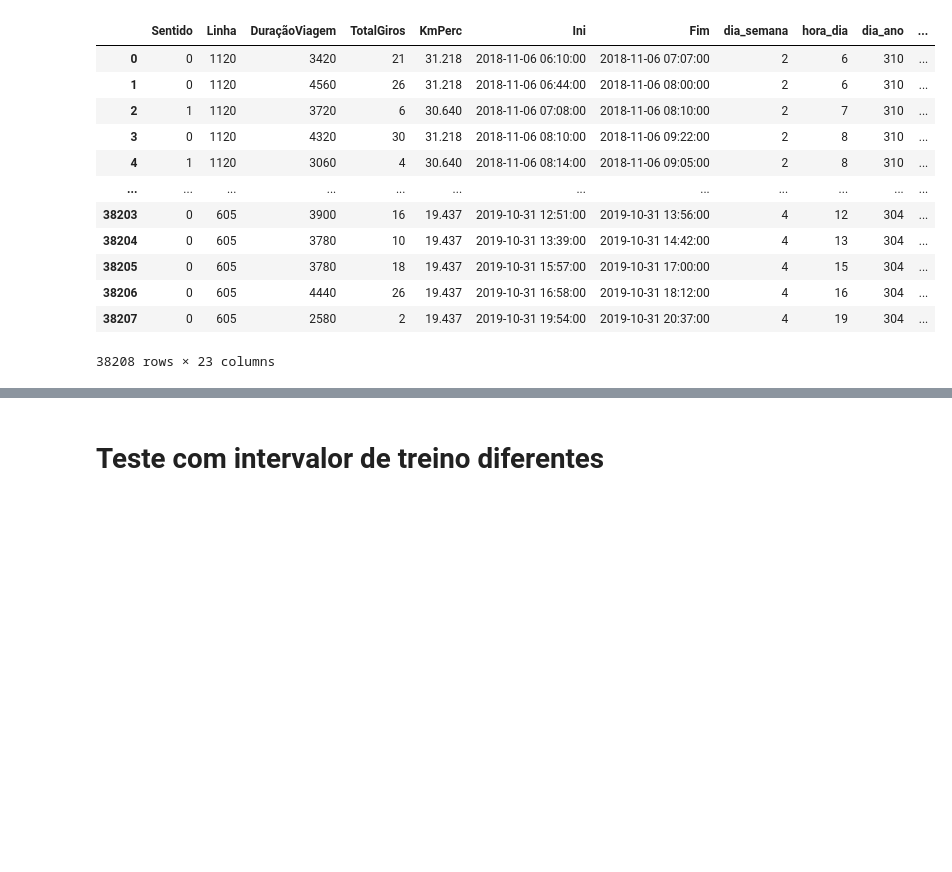
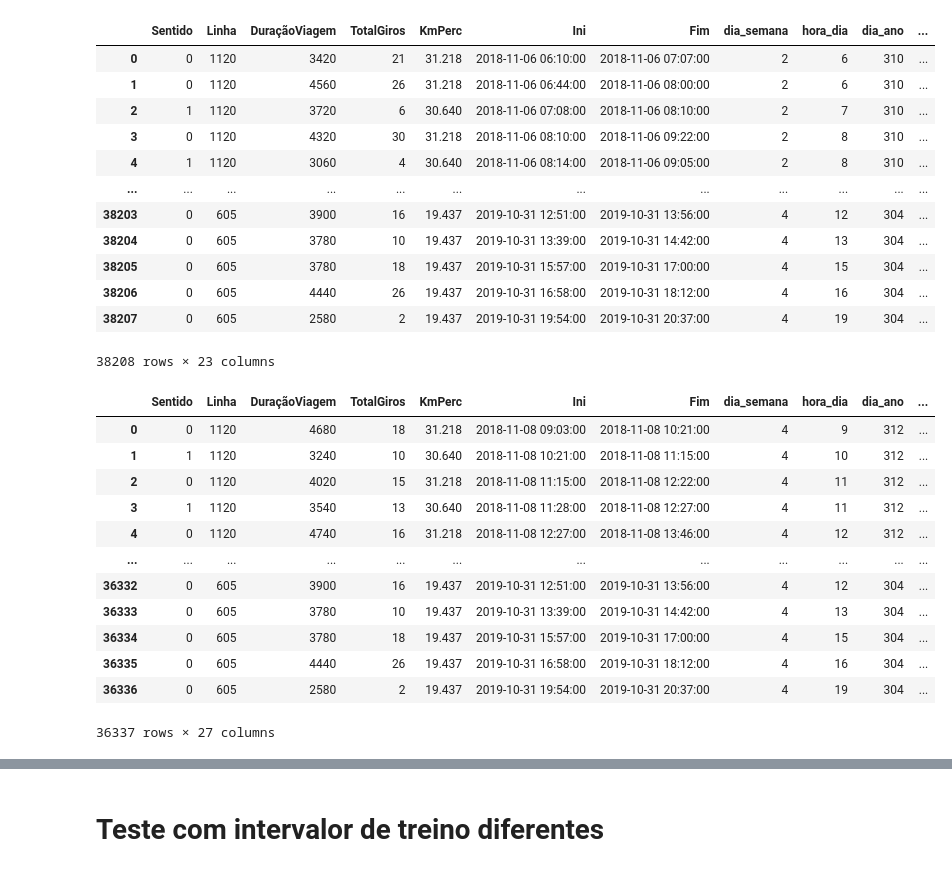
Before and after one commit to LeonardoVillamarin/TCC-Previsor_viagens_onibus, a Jupyter notebook: TCC2/Analise.ipynb, the cells around one changed output, grey strips where cells are left out. Cells and saved outputs as stored; diff of their text form; code cells hidden in the pictures; blank space fills up the shorter version.

```diff
--- a/TCC2/Analise.ipynb
+++ b/TCC2/Analise.ipynb
@@ -1697,6 +1697,27 @@ df
 | 38206 | 0 | 605 | 4440 | 26 | 19.437 | 2019-10-31 16:58:00 | 2019-10-31 18:12:00 | 4 | 16 | 304 | ... |
 | 38207 | 0 | 605 | 2580 | 2 | 19.437 | 2019-10-31 19:54:00 | 2019-10-31 20:37:00 | 4 | 19 | 304 | ... |
 38208 rows × 23 columns
+# %%
+df["d-7"] = df["Ini"].dt.date - pd.Timedelta(days=7)
+df = pd.merge(left=df, right=df_mean, left_on=["Linha", "d-7", "hora_dia"], right_on=["Linha", "data", "hora_dia"])
+# df = pd.merge(left=df, right=df_mean, left_on=["Linha", "d-1"], right_on=["Linha", "data"])
+df.drop(["d-7", "data"], axis=1, inplace=True)
+df.rename(columns={"TotalGirosMean_x": "TotalGirosMean_d-1", "DuraçãoViagemMean_x": "DuraçãoViagemMean_d-1", "TotalGirosMean_y": "TotalGirosMean_d-7", "DuraçãoViagemMean_y": "DuraçãoViagemMean_d-7"}, inplace=True)
+df
+# %% [output]
+|  | Sentido | Linha | DuraçãoViagem | TotalGiros | KmPerc | Ini | Fim | dia_semana | hora_dia | dia_ano | ... |
+| 0 | 0 | 1120 | 4680 | 18 | 31.218 | 2018-11-08 09:03:00 | 2018-11-08 10:21:00 | 4 | 9 | 312 | ... |
+| 1 | 1 | 1120 | 3240 | 10 | 30.640 | 2018-11-08 10:21:00 | 2018-11-08 11:15:00 | 4 | 10 | 312 | ... |
+| 2 | 0 | 1120 | 4020 | 15 | 31.218 | 2018-11-08 11:15:00 | 2018-11-08 12:22:00 | 4 | 11 | 312 | ... |
+| 3 | 1 | 1120 | 3540 | 13 | 30.640 | 2018-11-08 11:28:00 | 2018-11-08 12:27:00 | 4 | 11 | 312 | ... |
+| 4 | 0 | 1120 | 4740 | 16 | 31.218 | 2018-11-08 12:27:00 | 2018-11-08 13:46:00 | 4 | 12 | 312 | ... |
+| ... | ... | ... | ... | ... | ... | ... | ... | ... | ... | ... | ... |
+| 36332 | 0 | 605 | 3900 | 16 | 19.437 | 2019-10-31 12:51:00 | 2019-10-31 13:56:00 | 4 | 12 | 304 | ... |
+| 36333 | 0 | 605 | 3780 | 10 | 19.437 | 2019-10-31 13:39:00 | 2019-10-31 14:42:00 | 4 | 13 | 304 | ... |
+| 36334 | 0 | 605 | 3780 | 18 | 19.437 | 2019-10-31 15:57:00 | 2019-10-31 17:00:00 | 4 | 15 | 304 | ... |
+| 36335 | 0 | 605 | 4440 | 26 | 19.437 | 2019-10-31 16:58:00 | 2019-10-31 18:12:00 | 4 | 16 | 304 | ... |
+| 36336 | 0 | 605 | 2580 | 2 | 19.437 | 2019-10-31 19:54:00 | 2019-10-31 20:37:00 | 4 | 19 | 304 | ... |
+36337 rows × 27 columns
 # %%
 df["DuraçãoMean2"] = (df["DuraçãoViagem_1"] + df["DuraçãoViagem_2"]) / 2
 df["DuraçãoMean3"] = (df["DuraçãoViagem_1"] + df["DuraçãoViagem_2"] + df["DuraçãoViagem_3"]) / 3
```
Also changed, not shown: parts of 11 cells of this notebook.
